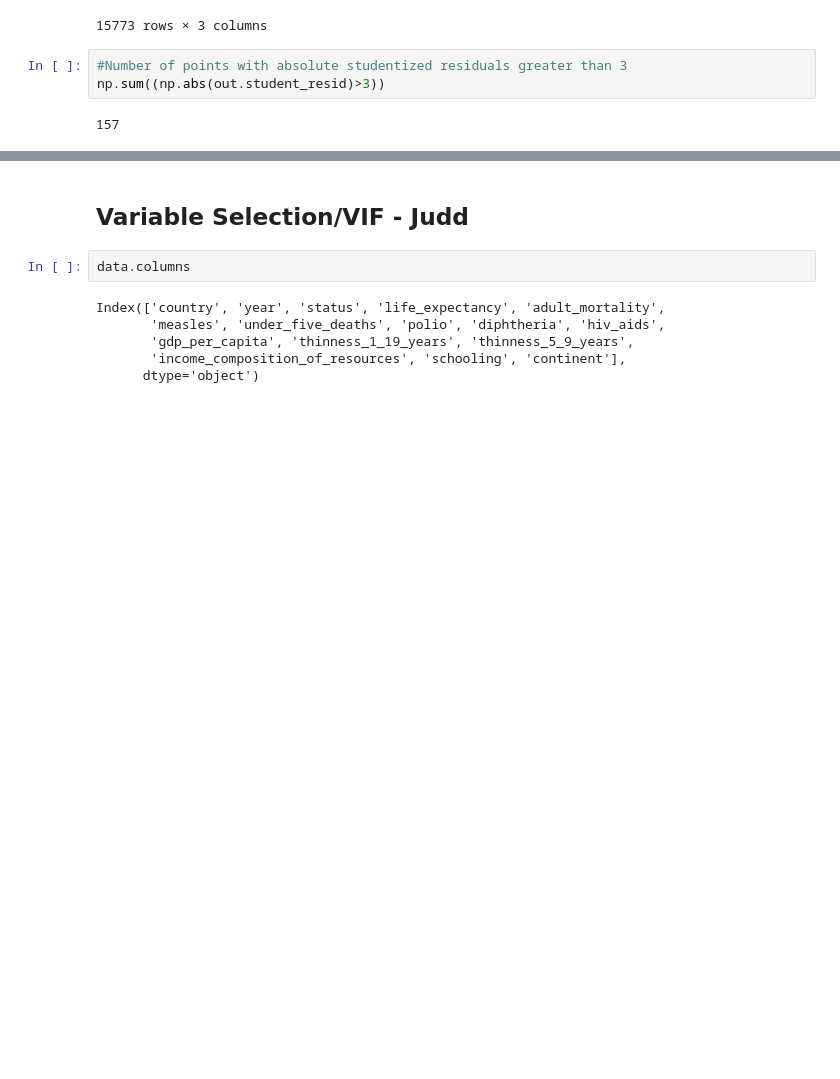
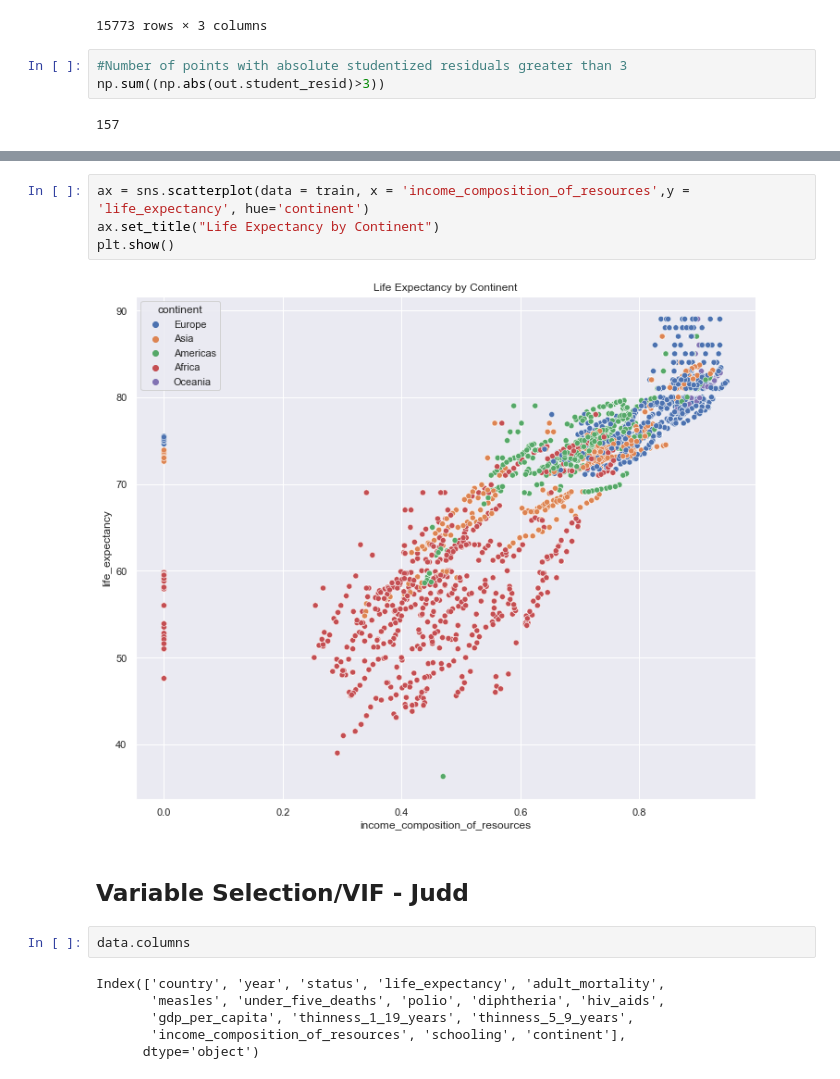
Before and after one commit to jmoss08/303-2-class-demo, a Jupyter notebook: regression_analysis.ipynb, the cells around one changed output, grey strips where cells are left out. Saved outputs shown, nothing was run; the diff lists cells and outputs as text; blank space fills up the shorter version.

```diff
--- a/regression_analysis.ipynb
+++ b/regression_analysis.ipynb
@@ -210,3 +217,9 @@ data.iloc[1022:1026]
+# %%
+ax = sns.scatterplot(data = train, x = 'income_composition_of_resources',y = 'life_expectancy', hue='continent')
+ax.set_title("Life Expectancy by Continent")
+plt.show()
+# %% [output]
+[figure, added]
 # %% [markdown]
 ## Variable Selection/VIF - Judd
 # %%
```
Also changed, not shown: parts of 6 cells of this notebook, 1 other file.
